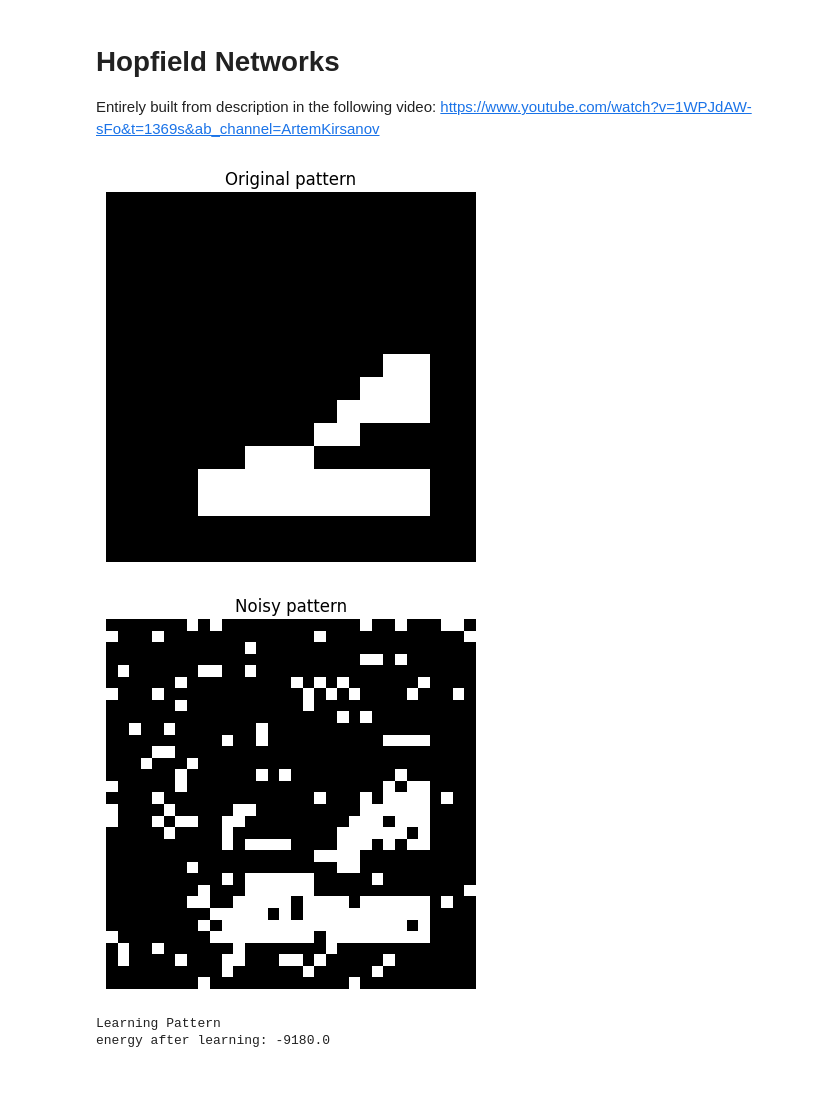
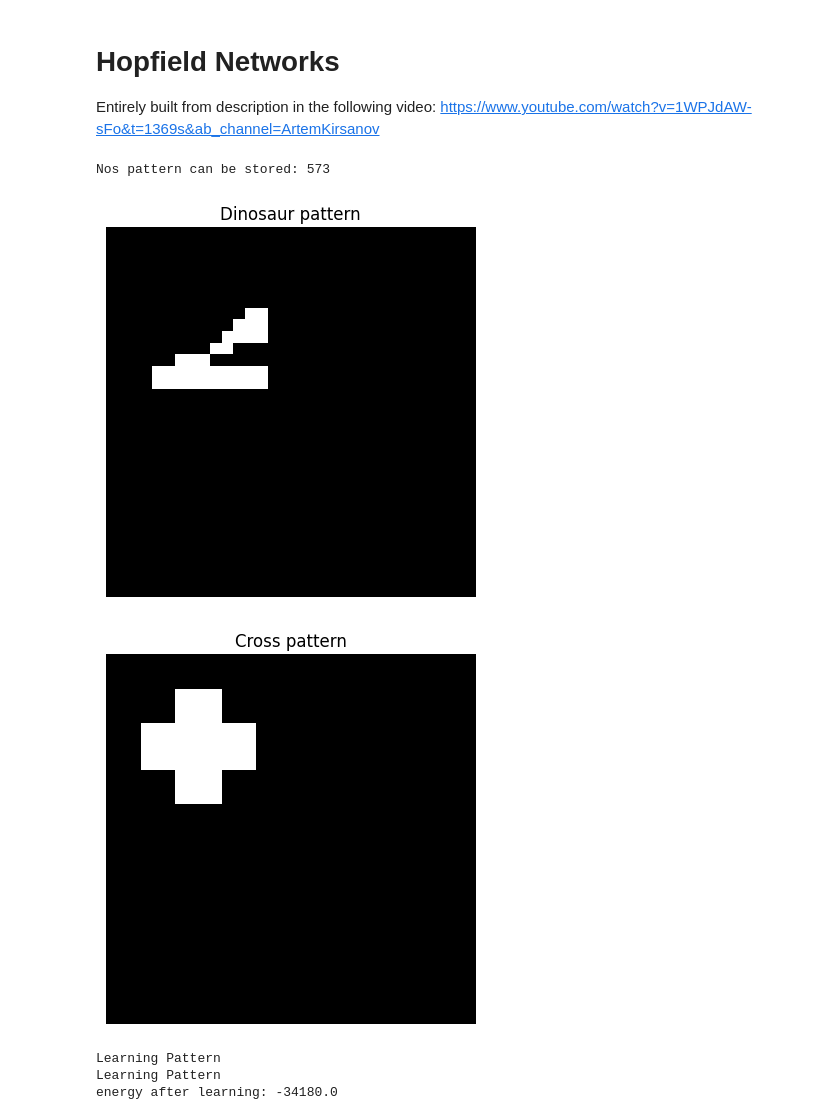
Before and after one commit to AtharvSuryawanshi/Codecauldron, a Jupyter notebook: Hopfield-Networks.ipynb, the cells around one changed output. Cells and saved outputs as stored; diff of their text form; code cells hidden in the pictures; blank space fills up the shorter version.

```diff
--- a/Hopfield-Networks.ipynb
+++ b/Hopfield-Networks.ipynb
@@ -96,36 +102,49 @@ def plot_img(img, title):
 # %%
-dim = 32
+dim = 64
 NOS_NEURONS = dim*dim
+print(f"Nos pattern can be stored: {int(NOS_NEURONS*0.14)}")
 if NOS_NEURONS**0.5 % 1 != 0:
     raise ValueError("Number of neurons must be a perfect square")
 mynet = Network(NOS_NEURONS)
 
 # make a pattern
 # Create a 32x32 grid initialized to 0
-dinosaur = np.zeros((32, 32), dtype=int)
+dinosaur = np.zeros((dim, dim), dtype=int)
 
 # Dinosaur body shape (simplified)
 dinosaur[24:28, 8:28] = 1  # body
 dinosaur[22:24, 12:18] = 1  # upper legs
 dinosaur[26:28, 14:18] = 1  # lower legs
 dinosaur[20:22, 18:22] = 1  # tail base
 
 # Dinosaur tail
 dinosaur[18:20, 20:28] = 1  # tail part 1
 dinosaur[16:18, 22:28] = 1  # tail part 2
 dinosaur[14:16, 24:28] = 1  # tail part 3
-pattern = dinosaur
-plot_img(pattern, 'Original pattern')
-# pattern = np.random.choice([-1, 1], NOS_NEURONS, see)
-plot_img(add_noise(pattern, 0.1), 'Noisy pattern')
-mynet.learn_one_pattern(pattern)
+
+# Create a 32x32 grid initialized to 0
+big_cross = np.zeros((dim, dim), dtype=int)
+
+# Create a large cross
+big_cross[6:26, 12:20] = 1  # Vertical part of the cross
+big_cross[12:20, 6:26] = 1  # Horizontal part of the cross
+
+
+
+plot_img(dinosaur, 'Dinosaur pattern')
+plot_img(big_cross, 'Cross pattern')
+
+mynet.learn_patterns([dinosaur, big_cross])
 print(f"energy after learning: {mynet.energy()}")
-plot_img(mynet.neurons.reshape(dim, dim), 'Learned pattern')
-# mynet.neurons = add_noise(pattern, 0.1).flatten()
-mynet.reset_neurons()
-mynet.visualize_neurons()
+
+# plot_img(mynet.neurons.reshape(dim, dim), 'Learned pattern')
+mynet.neurons = add_noise(big_cross, 0.1).flatten()
+plot_img(mynet.neurons.reshape(dim, dim), 'Starting point')
+# mynet.reset_neurons()
 # %% [output]
+Nos pattern can be stored: 573
-[figure, old version]
+[figure, new version]
-[figure, old version]
+[figure, new version]
-Learning Pattern
-energy after learning: -9180.0
+Learning Pattern
+Learning Pattern
+energy after learning: -34180.0
```
Also changed, not shown: parts of 4 cells of this notebook.
